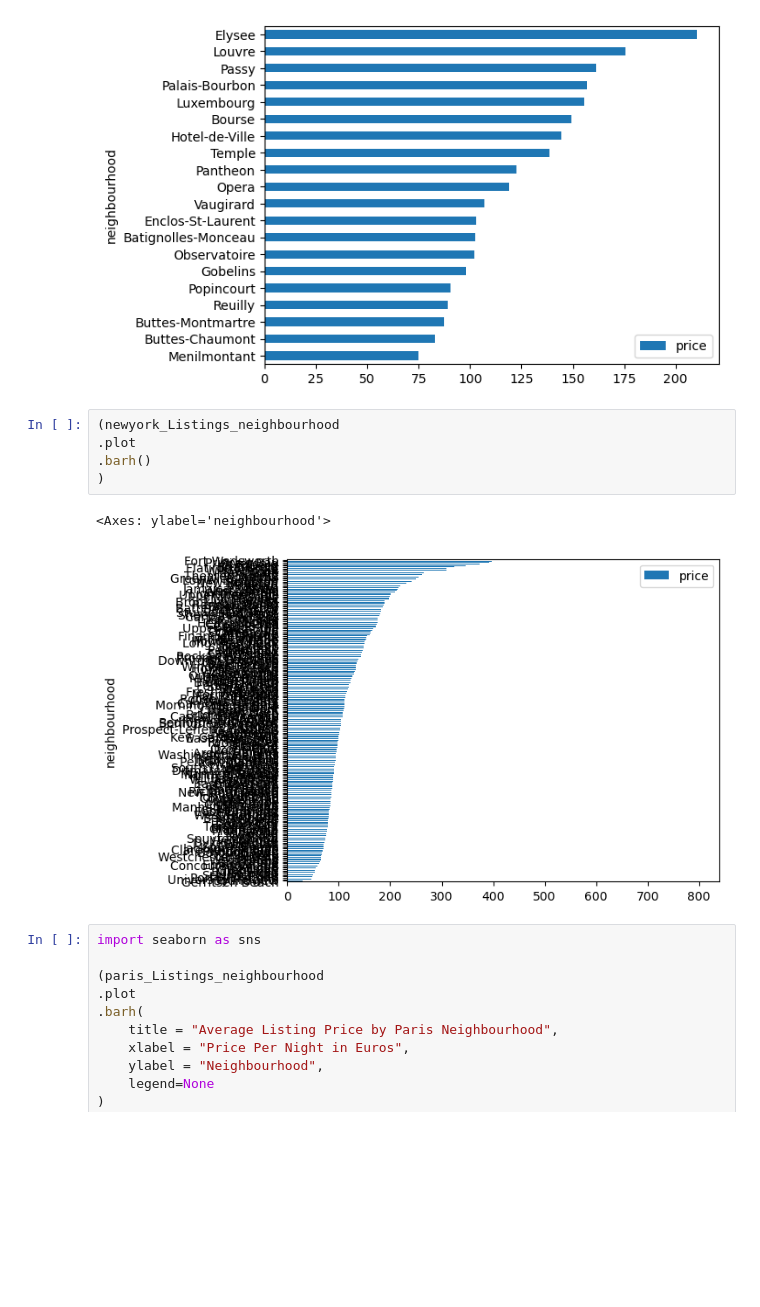
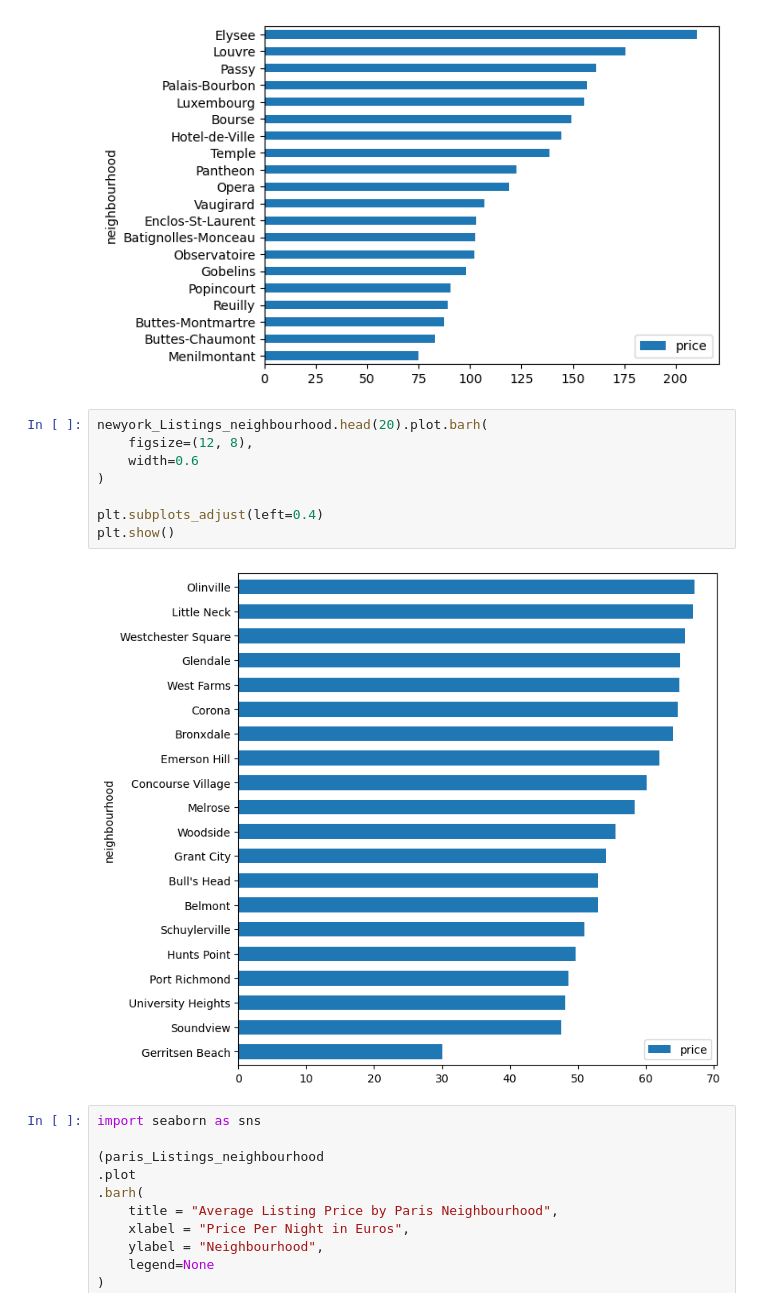
Before and after one commit to novicecoder205/AirBnB-Analysis-Project-Python, a Jupyter notebook: AirBnB Python Analyze.ipynb, the cells around one changed output. Cells and saved outputs as stored; diff of their text form; blank space fills up the shorter version.

Commit message:
Update to new york listing

```diff
--- a/AirBnB Python Analyze.ipynb
+++ b/AirBnB Python Analyze.ipynb
@@ -406,13 +406,15 @@ newyork_Listings_over_time.head()
 <Axes: ylabel='neighbourhood'>
 [figure]
 # %%
-(newyork_Listings_neighbourhood
-.plot
-.barh()
+newyork_Listings_neighbourhood.head(20).plot.barh(
+    figsize=(12, 8),
+    width=0.6
 )
+
+plt.subplots_adjust(left=0.4)
+plt.show()
 # %% [output]
-<Axes: ylabel='neighbourhood'>
-[figure, old version]
+[figure, new version]
 # %%
 import seaborn as sns
 
```
